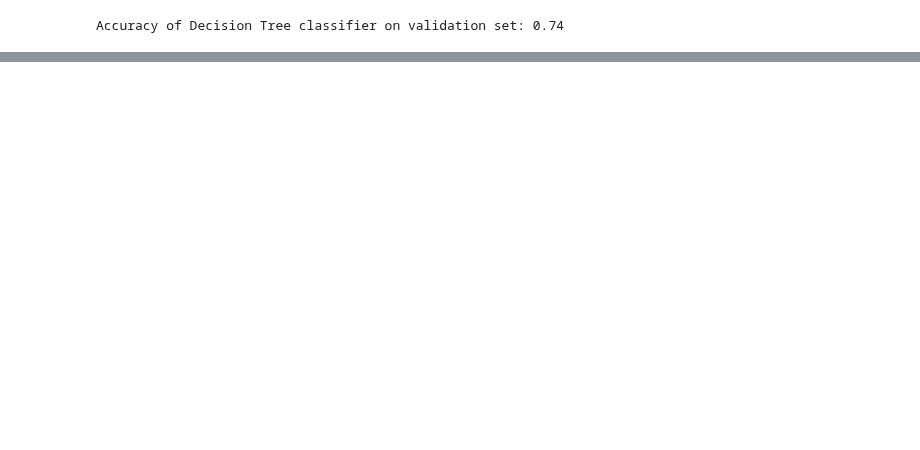
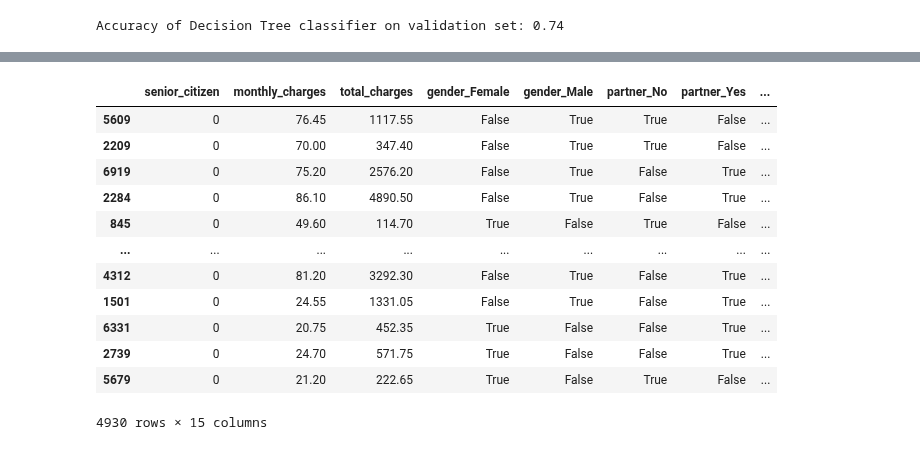
Before and after one commit to Marc-Aradillas/Classification_exercises.ipynb, a Jupyter notebook: decision_tree.ipynb, the cells around one changed output, grey strips where cells are left out. Drawn from its saved outputs; the diff is of its cells as text; code cells hidden in the pictures; blank space fills up the shorter version.

```diff
--- a/decision_tree.ipynb
+++ b/decision_tree.ipynb
@@ -696,0 +756,4 @@ By following these steps, you'll be able to obtain or generate datasets with mor
+# %%
+train = train.drop(columns=['contract_type', 'multiple_lines', 'tenure', 'online_security', 'online_backup', 'device_protection', 'tech_support', 'streaming_tv', 'streaming_movies','internet_service_type', 'contract_type', 'payment_type'])
+# %%
+val = val.drop(columns=['contract_type', 'multiple_lines', 'tenure', 'online_security', 'online_backup', 'device_protection', 'tech_support', 'streaming_tv', 'streaming_movies','internet_service_type', 'contract_type', 'payment_type'])
@@ -696,0 +778,11 @@ By following these steps, you'll be able to obtain or generate datasets with mor
+# %%
+def one_hot_encode_columns(dataframes, columns_to_encode):
+    encoded_dataframes = []
+    for df in dataframes:
+        encoded_df = pd.get_dummies(df, columns=columns_to_encode)
+        encoded_dataframes.append(encoded_df)
+    return encoded_dataframes
+dataframes_to_encode = [train, val]
+encoded_dataframes = one_hot_encode_columns(dataframes_to_encode, columns_to_encode=['gender', 'partner', 'dependents', 'phone_service',
+                                                                                     'paperless_billing','churn'])
+train, val = encoded_dataframes
@@ -696,0 +808,33 @@ By following these steps, you'll be able to obtain or generate datasets with mor
+# %%
+# Replace various types of missing values with NaN
+missing_values = ["", " ", "NA", "N/A", "nan", "NaN", "null", "None"]  # Add more if needed
+train['total_charges'] = train['total_charges'].replace(missing_values, np.nan)
+val['total_charges'] = val['total_charges'].replace(missing_values, np.nan)
+
+# Convert column to numeric
+train['total_charges'] = pd.to_numeric(train['total_charges'], errors='coerce')
+val['total_charges'] = pd.to_numeric(val['total_charges'], errors='coerce')
+
+# Calculate mode
+train_mode_value = train['total_charges'].mode().iloc[0]
+val_mode_value = val['total_charges'].mode().iloc[0]
+
+# Fill NaN values with mode
+train['total_charges'].fillna(train_mode_value, inplace=True)
+val['total_charges'].fillna(val_mode_value, inplace=True)
+# %%
+train
+# %% [output]
+|  | senior_citizen | monthly_charges | total_charges | gender_Female | gender_Male | partner_No | partner_Yes | ... |
+| 5609 | 0 | 76.45 | 1117.55 | False | True | True | False | ... |
+| 2209 | 0 | 70.00 | 347.40 | False | True | True | False | ... |
+| 6919 | 0 | 75.20 | 2576.20 | False | True | False | True | ... |
+| 2284 | 0 | 86.10 | 4890.50 | False | True | False | True | ... |
+| 845 | 0 | 49.60 | 114.70 | True | False | True | False | ... |
+| ... | ... | ... | ... | ... | ... | ... | ... | ... |
+| 4312 | 0 | 81.20 | 3292.30 | False | True | False | True | ... |
+| 1501 | 0 | 24.55 | 1331.05 | False | True | False | True | ... |
+| 6331 | 0 | 20.75 | 452.35 | True | False | False | True | ... |
+| 2739 | 0 | 24.70 | 571.75 | True | False | False | True | ... |
+| 5679 | 0 | 21.20 | 222.65 | True | False | True | False | ... |
+4930 rows × 15 columns
```
Also changed, not shown: parts of 73 cells of this notebook, 1 other file.
